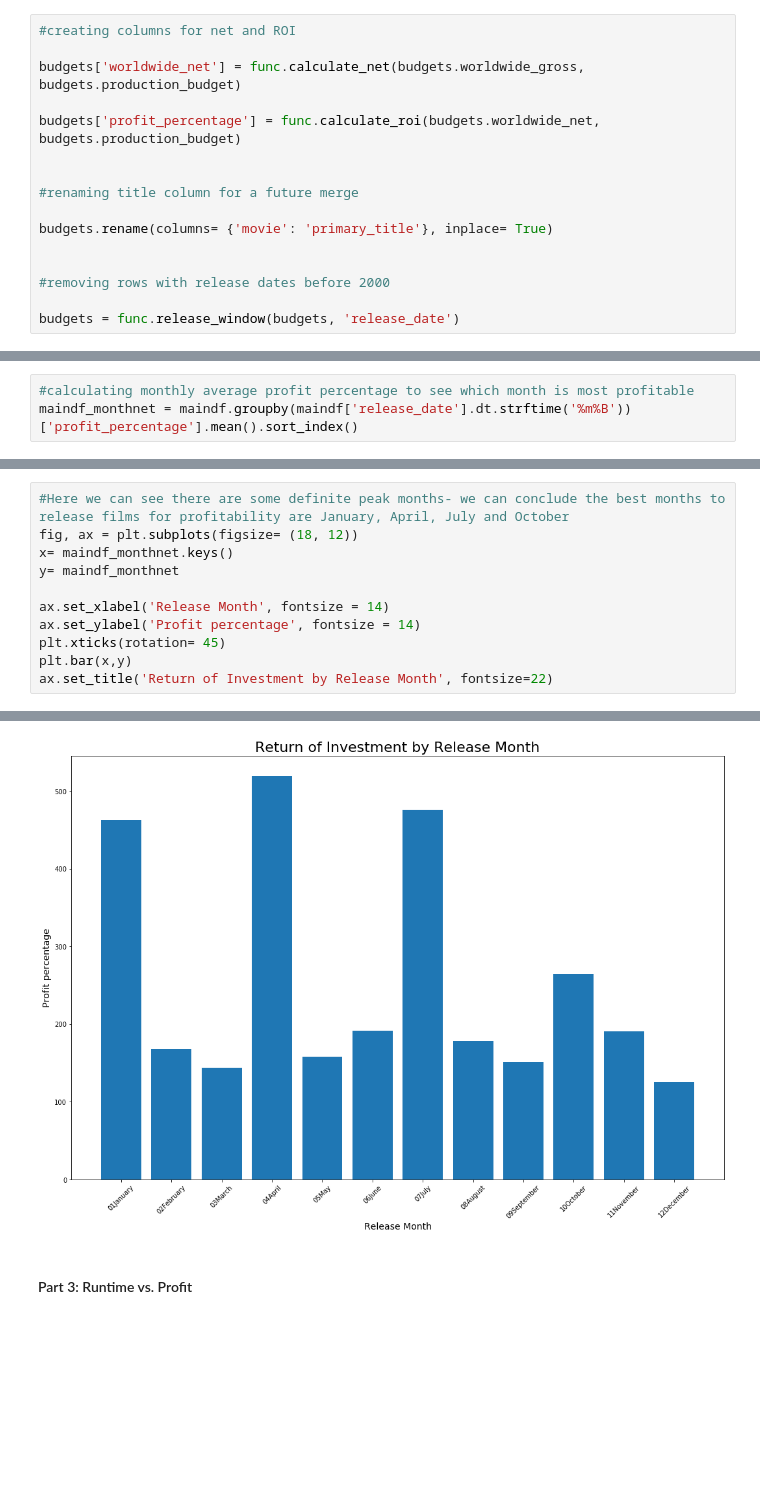
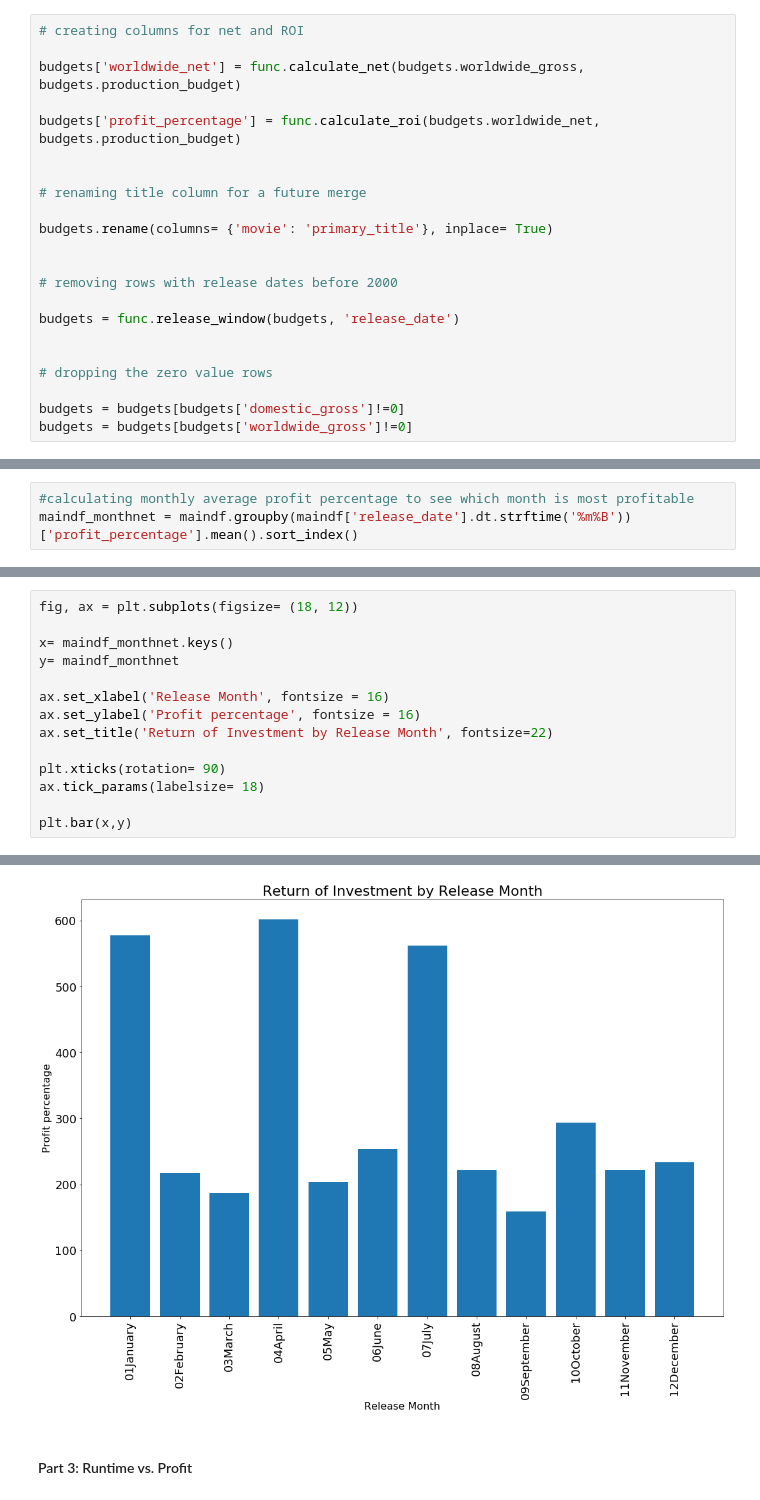
Before and after one commit to bagnine/moviedata, a Jupyter notebook: moviedata.ipynb, the cells around one changed output, grey strips where cells are left out. Cells and saved outputs as stored; diff of their text form; blank space fills up the shorter version.

```diff
--- a/moviedata.ipynb
+++ b/moviedata.ipynb
@@ -46,21 +59,27 @@ budgets.production_budget = func.money_to_int(budgets.production_budget)
 
 budgets.release_date = func.col_datetime(budgets.release_date)
 # %%
-#creating columns for net and ROI
+# creating columns for net and ROI
 
 budgets['worldwide_net'] = func.calculate_net(budgets.worldwide_gross, budgets.production_budget)
 
 budgets['profit_percentage'] = func.calculate_roi(budgets.worldwide_net, budgets.production_budget)
 
 
-#renaming title column for a future merge
+# renaming title column for a future merge
 
 budgets.rename(columns= {'movie': 'primary_title'}, inplace= True)
 
 
-#removing rows with release dates before 2000
+# removing rows with release dates before 2000
 
 budgets = func.release_window(budgets, 'release_date')
+
+
+# dropping the zero value rows
+
+budgets = budgets[budgets['domestic_gross']!=0]
+budgets = budgets[budgets['worldwide_gross']!=0]
 # %% [markdown]
 We merged the two IMDb sheets that seemed the most relevant to our questions, which allowed us to pull genre, rating and title information.
 # %%
@@ -215,16 +250,19 @@ maindf_monthnet = maindf.groupby(maindf['release_date'].dt.strftime('%m%B'))['pr
 # %%
-#Here we can see there are some definite peak months- we can conclude the best months to release films for profitability are January, April, July and October
 fig, ax = plt.subplots(figsize= (18, 12))
+
 x= maindf_monthnet.keys()
 y= maindf_monthnet
 
-ax.set_xlabel('Release Month', fontsize = 14)
-ax.set_ylabel('Profit percentage', fontsize = 14)
-plt.xticks(rotation= 45)
+ax.set_xlabel('Release Month', fontsize = 16)
+ax.set_ylabel('Profit percentage', fontsize = 16)
+ax.set_title('Return of Investment by Release Month', fontsize=22)
+
+plt.xticks(rotation= 90)
+ax.tick_params(labelsize= 18)
+
 plt.bar(x,y)
-ax.set_title('Return of Investment by Release Month', fontsize=22)
 # %% [output]
 Text(0.5, 1.0, 'Return of Investment by Release Month')
-[figure, old version]
+[figure, new version]
 # %% [markdown]
 #### Part 3: Runtime vs. Profit
```
Also changed, not shown: parts of 29 cells of this notebook, 1 other file.
